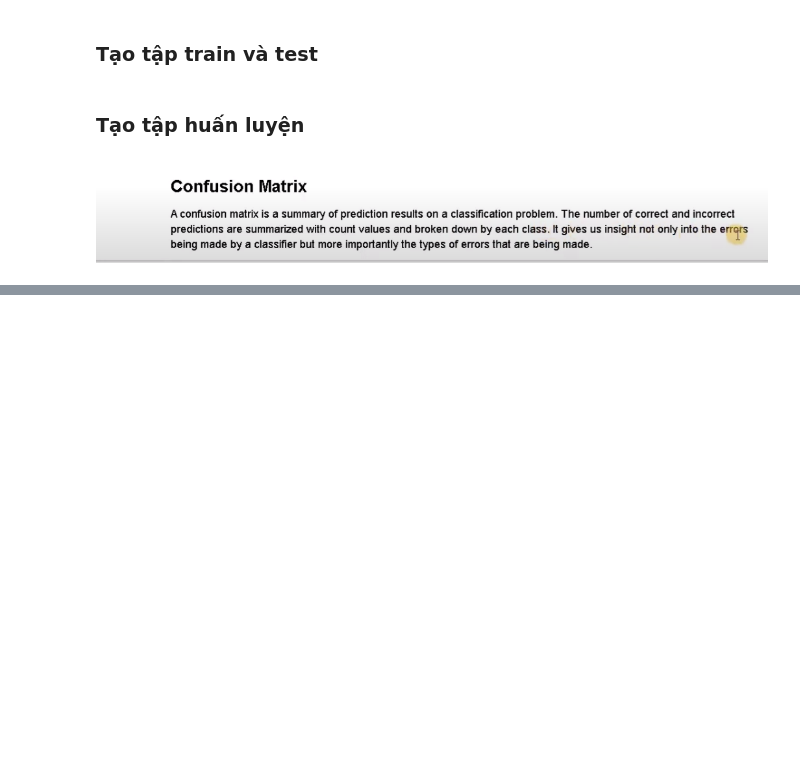
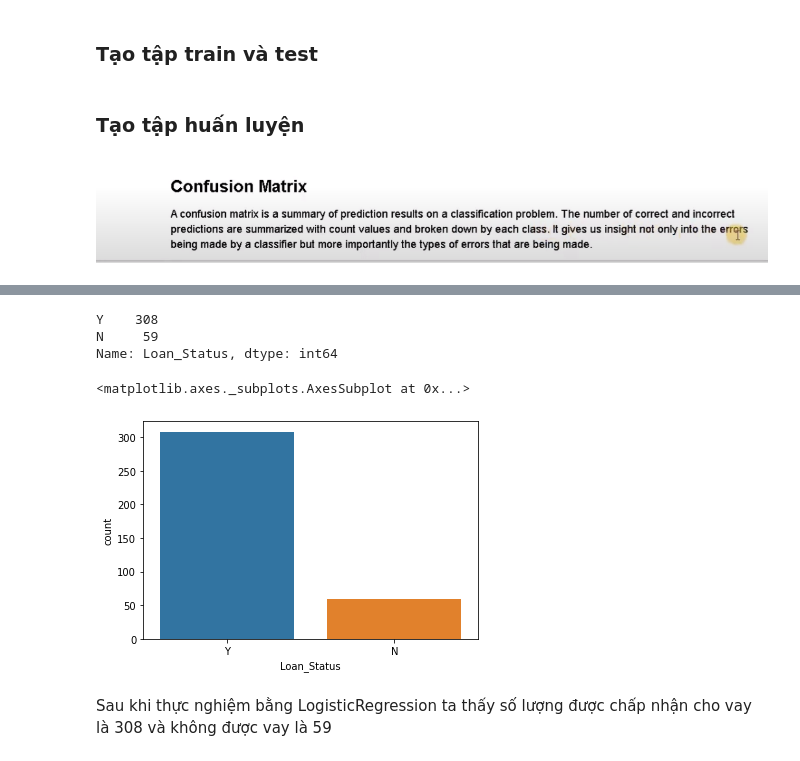
Before and after one commit to duynguyen02/tls_ml_loan_prediction_1, a Jupyter notebook: loan_approval_prediction.ipynb, the cells around one changed output, grey strips where cells are left out. Drawn from its saved outputs; the diff is of its cells as text; code cells hidden in the pictures; blank space fills up the shorter version.

```diff
--- a/loan_approval_prediction.ipynb
+++ b/loan_approval_prediction.ipynb
@@ -520,0 +623,4 @@ Cross validation: 0.7230707716913234
+# %%
+X_test_from_test_df = test_df.drop(['Loan_ID', 'ApplicantIncome', 'CoapplicantIncome', 'LoanAmount', 'Loan_Amount_Term', 'CoapplicantIncomeLog', 'Total_Income'], axis = 1)
+X_test_from_test_df.replace([np.inf, -np.inf], np.nan, inplace=True)
+X_test_from_test_df['ApplicantIncomeLog'].fillna(X_test_from_test_df['ApplicantIncomeLog'].dropna().mean(), inplace=True)
@@ -520,0 +629,9 @@ Cross validation: 0.7230707716913234
+# %%
+log_re = LogisticRegression(max_iter=3000, random_state=42)
+log_re.fit(X_train, Y_train)
+Y_pred_test_with_log_re = log_re.predict(X_test_from_test_df)
+# %%
+test_final_with_log_re_df = pd.DataFrame(test_df['Loan_ID'])
+# %%
+test_final_with_log_re_df['Loan_Status'] = pd.DataFrame(data=Y_pred_test_with_log_re, columns=["Loan_Status"])['Loan_Status'].map({0:'N', 1:'Y'})
+test_final_with_log_re_df.head()
@@ -520,0 +645,14 @@ Cross validation: 0.7230707716913234
+# %%
+test_final_with_log_re_df['Loan_Status'].value_counts()
+# %% [output]
+Y    308
+N     59
+Name: Loan_Status, dtype: int64
+# %%
+# kết quả thực nghiệm
+sns.countplot(x='Loan_Status', data=test_final_with_log_re_df)
+# %% [output]
+<matplotlib.axes._subplots.AxesSubplot at 0x...>
+[figure, added]
+# %% [markdown]
+Sau khi thực nghiệm bằng LogisticRegression ta thấy số lượng được chấp nhận cho vay là 308 và không được vay là 59
```
Also changed, not shown: parts of 21 cells of this notebook.
